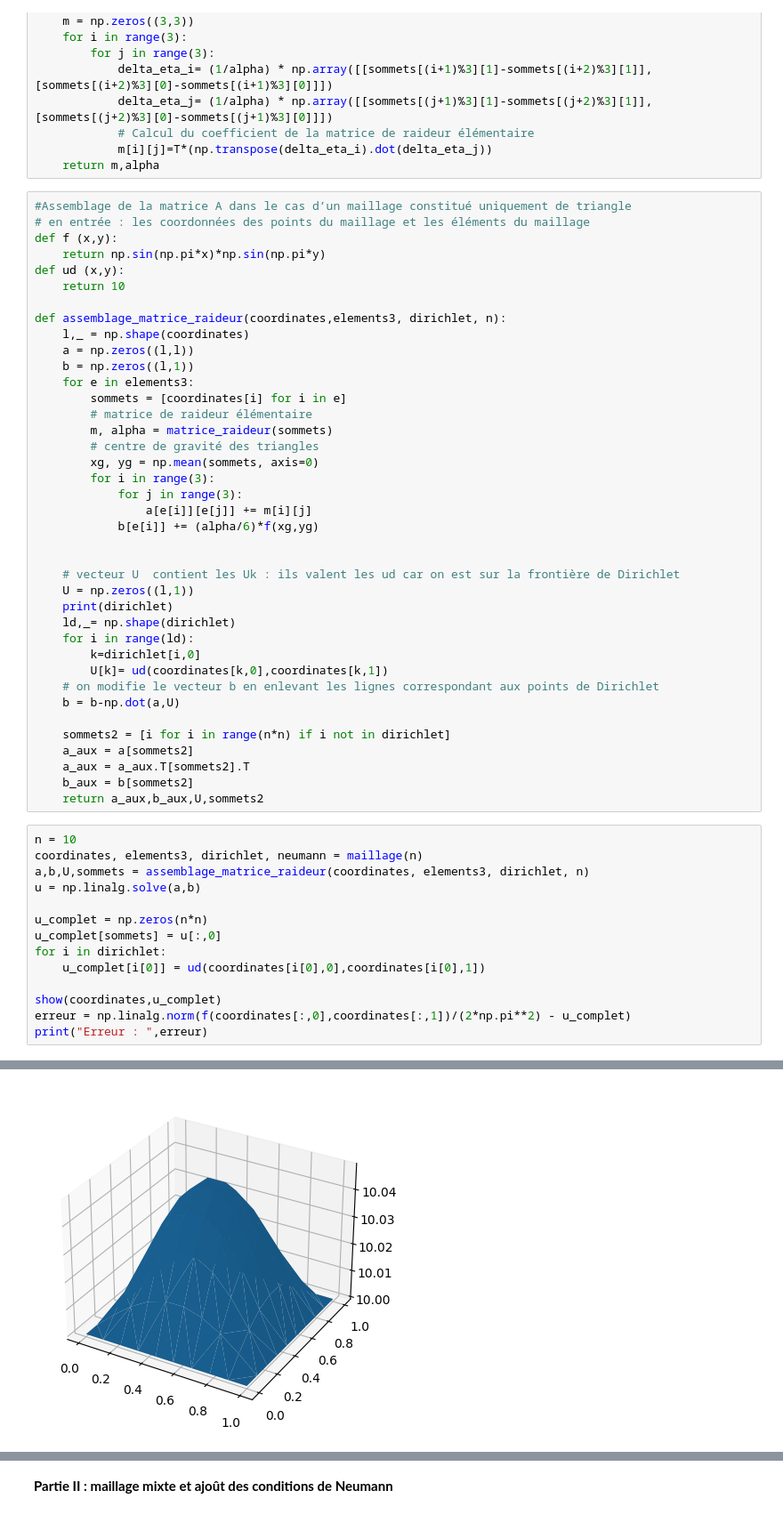
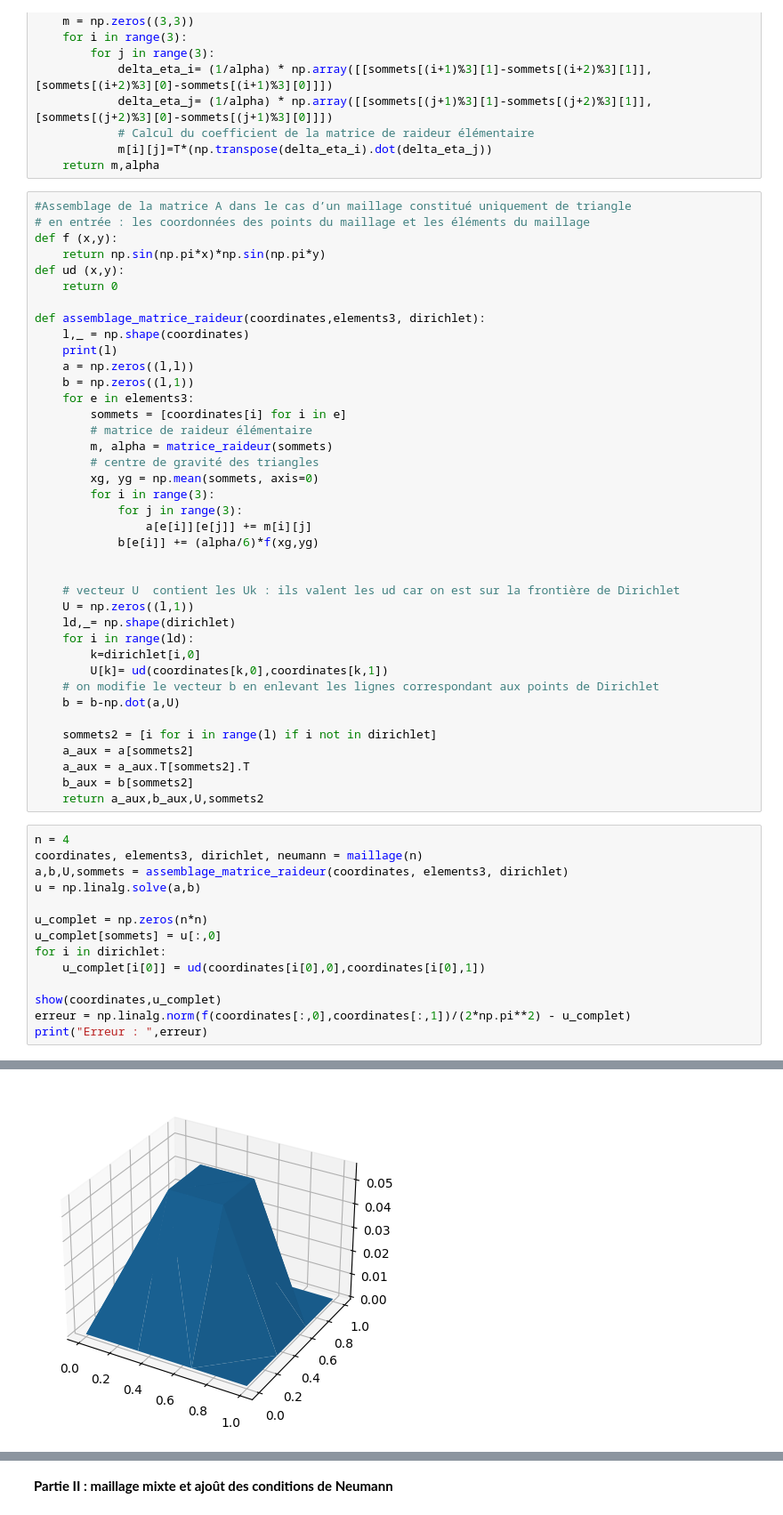
Before and after one commit to Tomosaure/Work, a Jupyter notebook: 2A/S8/EDP/TP-EDP.ipynb, the cells around one changed output, grey strips where cells are left out. Shown at 89% size. Saved outputs shown, nothing was run; the diff lists cells and outputs as text.

```diff
--- a/2A/S8/EDP/TP-EDP.ipynb
+++ b/2A/S8/EDP/TP-EDP.ipynb
@@ -121,10 +121,11 @@ def matrice_raideur(sommets):
 def f (x,y):
     return np.sin(np.pi*x)*np.sin(np.pi*y)
 def ud (x,y):
-    return 10
+    return 0
 
-def assemblage_matrice_raideur(coordinates,elements3, dirichlet, n):
+def assemblage_matrice_raideur(coordinates,elements3, dirichlet):
     l,_ = np.shape(coordinates)
+    print(l)
     a = np.zeros((l,l))
     b = np.zeros((l,1))
     for e in elements3:
@@ -141,7 +142,6 @@ def assemblage_matrice_raideur(coordinates,elements3, dirichlet, n):
 
     # vecteur U  contient les Uk : ils valent les ud car on est sur la frontière de Dirichlet
     U = np.zeros((l,1))
-    print(dirichlet)
     ld,_= np.shape(dirichlet)
     for i in range(ld):
         k=dirichlet[i,0]
@@ -149,15 +149,15 @@ def assemblage_matrice_raideur(coordinates,elements3, dirichlet, n):
     # on modifie le vecteur b en enlevant les lignes correspondant aux points de Dirichlet
     b = b-np.dot(a,U)
 
-    sommets2 = [i for i in range(n*n) if i not in dirichlet]
+    sommets2 = [i for i in range(l) if i not in dirichlet]
     a_aux = a[sommets2]
     a_aux = a_aux.T[sommets2].T
     b_aux = b[sommets2]
     return a_aux,b_aux,U,sommets2
 # %%
-n = 10
+n = 4
 coordinates, elements3, dirichlet, neumann = maillage(n)
-a,b,U,sommets = assemblage_matrice_raideur(coordinates, elements3, dirichlet, n)
+a,b,U,sommets = assemblage_matrice_raideur(coordinates, elements3, dirichlet)
 u = np.linalg.solve(a,b)
 
 u_complet = np.zeros(n*n)
@@ -189 +173 @@ print("Erreur : ",erreur)
-[figure, old version]
+[figure, new version]
```
Also changed, not shown: parts of 5 cells of this notebook, 18 other files.
